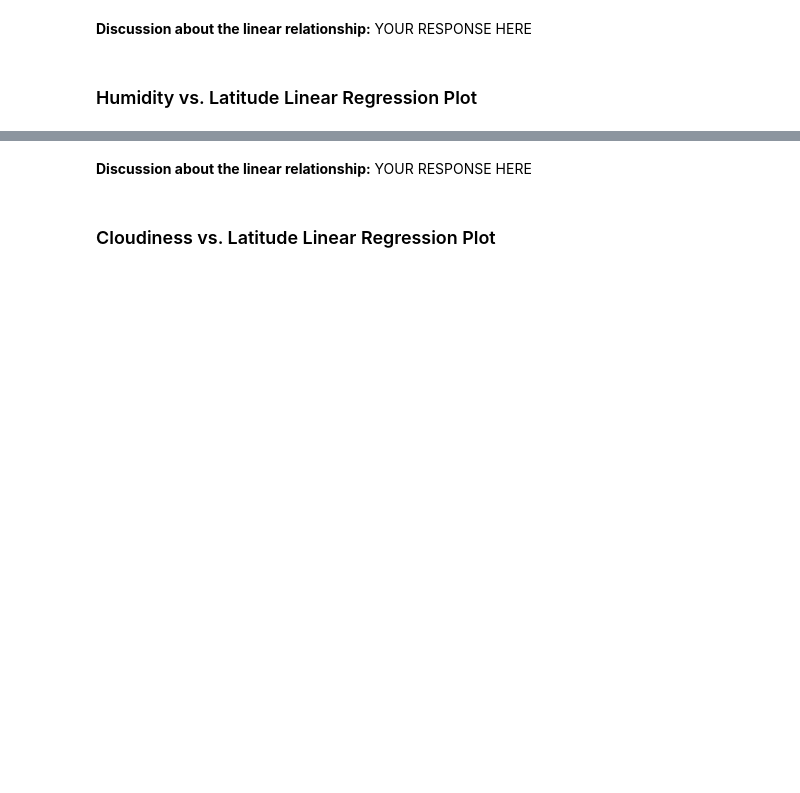
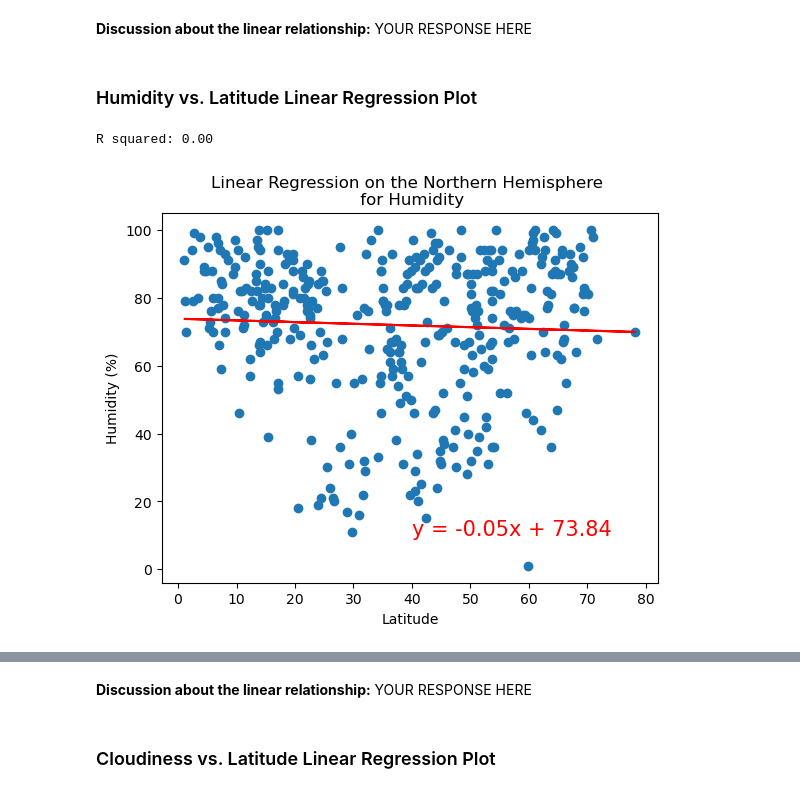
Before and after one commit to Djeanii/python-api-challenge, a Jupyter notebook: WeatherPy/WeatherPy.ipynb, the cells around one changed output, grey strips where cells are left out. Cells and saved outputs as stored; diff of their text form; code cells hidden in the pictures; blank space fills up the shorter version.

```diff
--- a/WeatherPy/WeatherPy.ipynb
+++ b/WeatherPy/WeatherPy.ipynb
@@ -292,11 +348,14 @@ plot_linear_regression(southern_hemi_df["Lat"],
 # %%
 # Northern Hemisphere
 plot_linear_regression(northern_hemi_df["Lat"],
                        northern_hemi_df["Humidity"],
                        "Linear Regression on the Northern Hemisphere \n for Humidity",
                        "Latitude",
                        "Humidity (%)",
-                       (40, 10)
+                       (40, 10))
+# %% [output]
+R squared: 0.00
+[figure, added]
 # %%
 # Southern Hemisphere
 plot_linear_regression(southern_hemi_df["Lat"],
```
Also changed, not shown: parts of 17 cells of this notebook, 6 other files.
